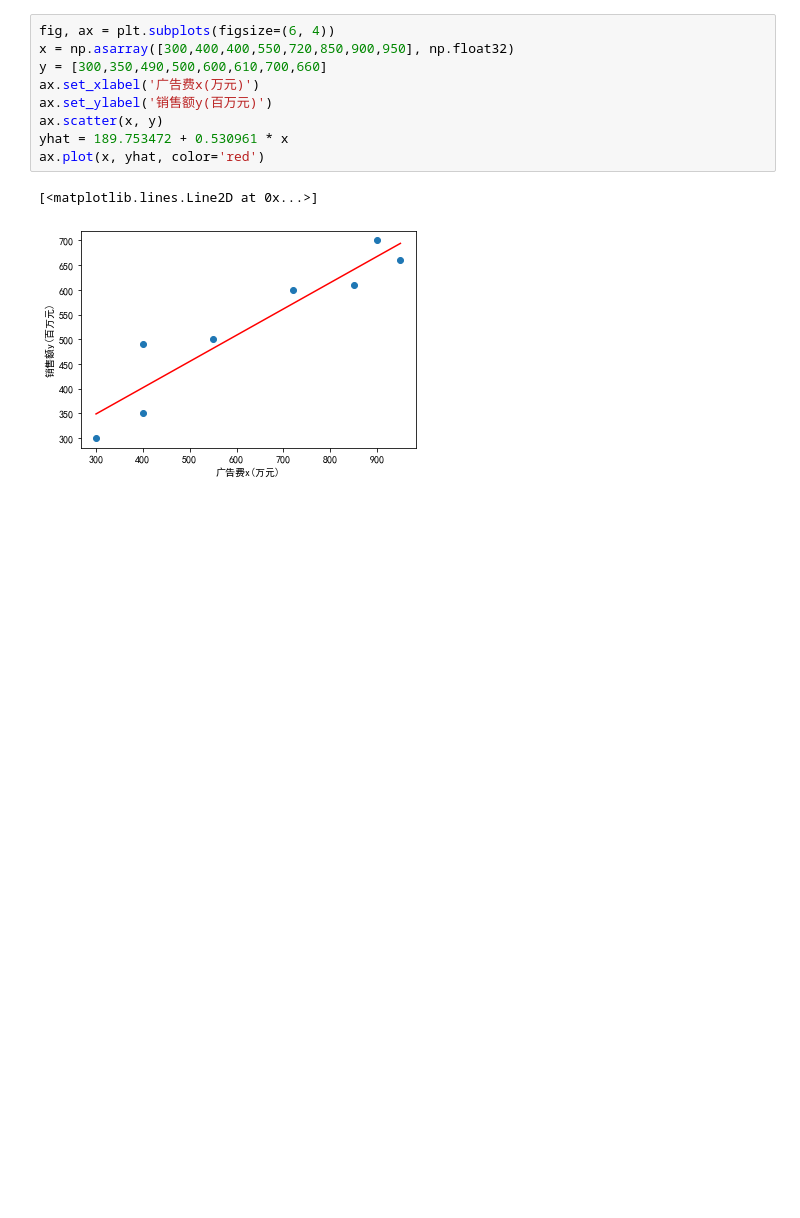
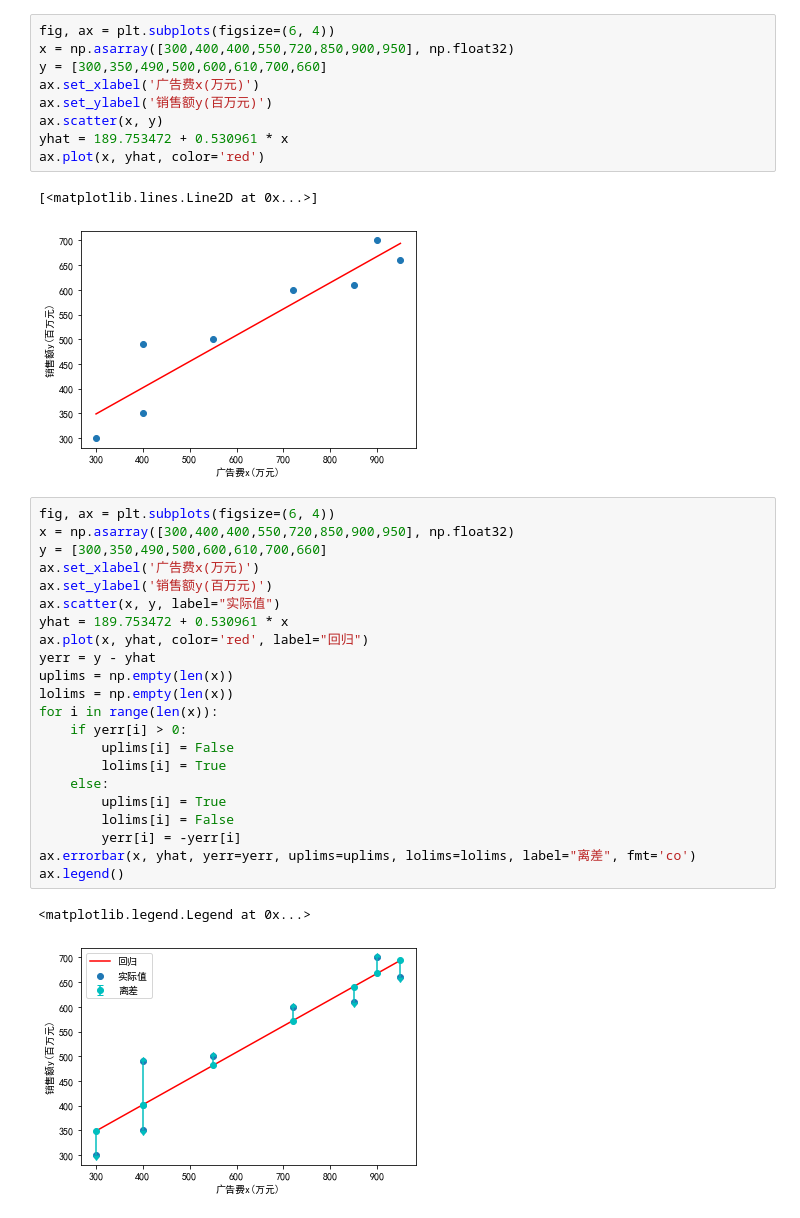
Before and after one commit to thales-ucas/manuai, a Jupyter notebook: regression/linear.ipynb, the cells around one changed output. Saved outputs shown, nothing was run; the diff lists cells and outputs as text; blank space fills up the shorter version.

```diff
--- a/regression/linear.ipynb
+++ b/regression/linear.ipynb
@@ -92,3 +90,28 @@ ax.plot(x, yhat, color='red')
 # %% [output]
 [<matplotlib.lines.Line2D at 0x...>]
 [figure]
+# %%
+fig, ax = plt.subplots(figsize=(6, 4))
+x = np.asarray([300,400,400,550,720,850,900,950], np.float32)
+y = [300,350,490,500,600,610,700,660]
+ax.set_xlabel('广告费x(万元)')
+ax.set_ylabel('销售额y(百万元)')
+ax.scatter(x, y, label="实际值")
+yhat = 189.753472 + 0.530961 * x
+ax.plot(x, yhat, color='red', label="回归")
+yerr = y - yhat
+uplims = np.empty(len(x))
+lolims = np.empty(len(x))
+for i in range(len(x)):
+    if yerr[i] > 0:
+        uplims[i] = False
+        lolims[i] = True
+    else:
+        uplims[i] = True
+        lolims[i] = False
+        yerr[i] = -yerr[i]
+ax.errorbar(x, yhat, yerr=yerr, uplims=uplims, lolims=lolims, label="离差", fmt='co')
+ax.legend()
+# %% [output]
+<matplotlib.legend.Legend at 0x...>
+[figure, added]
```
Also changed, not shown: parts of 1 cell of this notebook, 6 other files.
